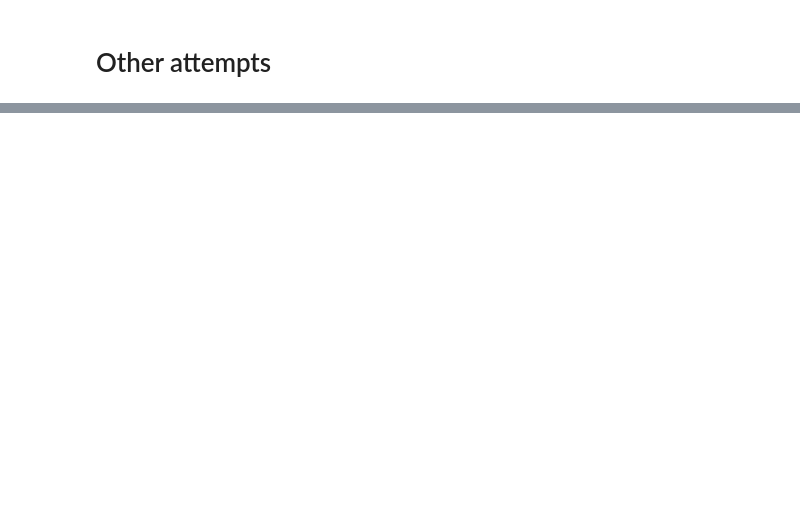
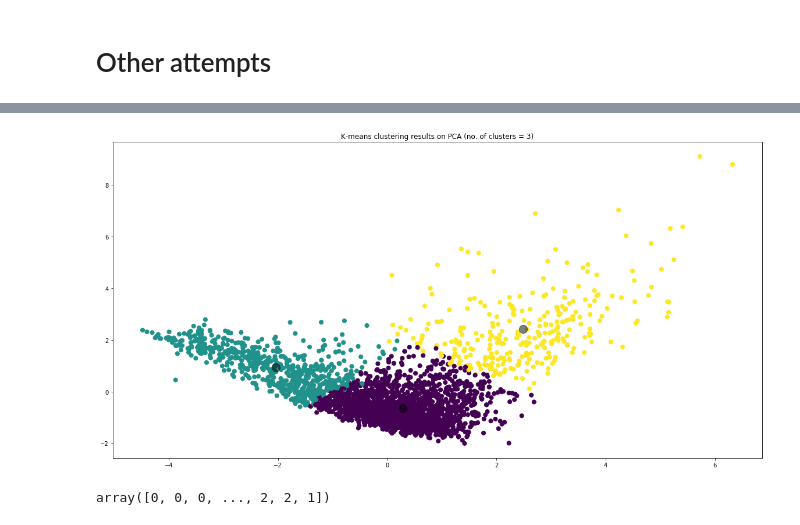
Before and after one commit to riacheruvu/109A_Final_Project, a Jupyter notebook: code/Other_Attempts.ipynb, the cells around one changed output, grey strips where cells are left out. Drawn from its saved outputs; the diff is of its cells as text; code cells hidden in the pictures; blank space fills up the shorter version.

```diff
--- a/code/Other_Attempts.ipynb
+++ b/code/Other_Attempts.ipynb
@@ -40,11 +181,22 @@ plt.title("Cumulative explained variability from PCA components");
 # %%
 from sklearn.cluster import KMeans
+plt.figure(figsize=(20,10))
 kmeans = KMeans(n_clusters=3)
 kmeans.fit(pcaX_train_df)
 y_kmeans = kmeans.predict(pcaX_train_df)
 
 plt.scatter(pcaX_train_df[0], pcaX_train_df[1], c=y_kmeans, s=50, cmap='viridis')
 
 centers = kmeans.cluster_centers_
 plt.scatter(centers[:, 0], centers[:, 1], c='black', s=200, alpha=0.5)
 plt.title("K-means clustering results on PCA (no. of clusters = 3)");
+# %% [output]
+[figure, added]
+# %%
+from sklearn.cluster import KMeans
+kmeans = KMeans(n_clusters=3)
+kmeans.fit(new_scaled_df)
+y_kmeans = kmeans.predict(new_scaled_df)
+y_kmeans
+# %% [output]
+array([0, 0, 0, ..., 2, 2, 1])
```
Also changed, not shown: parts of 38 cells of this notebook, 6 other files.
